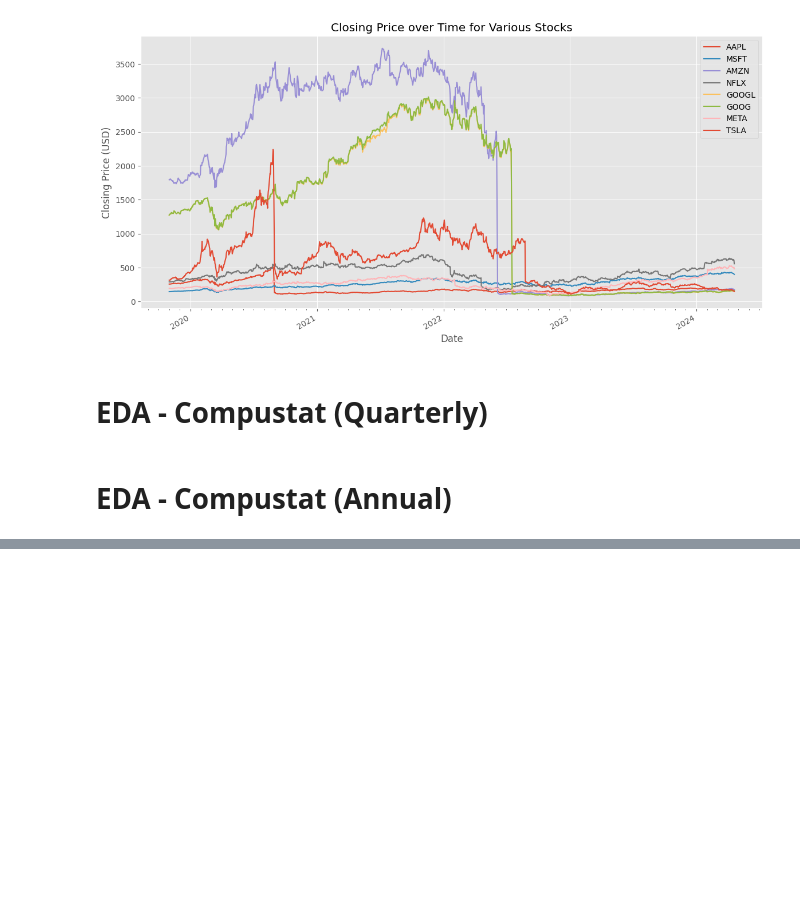
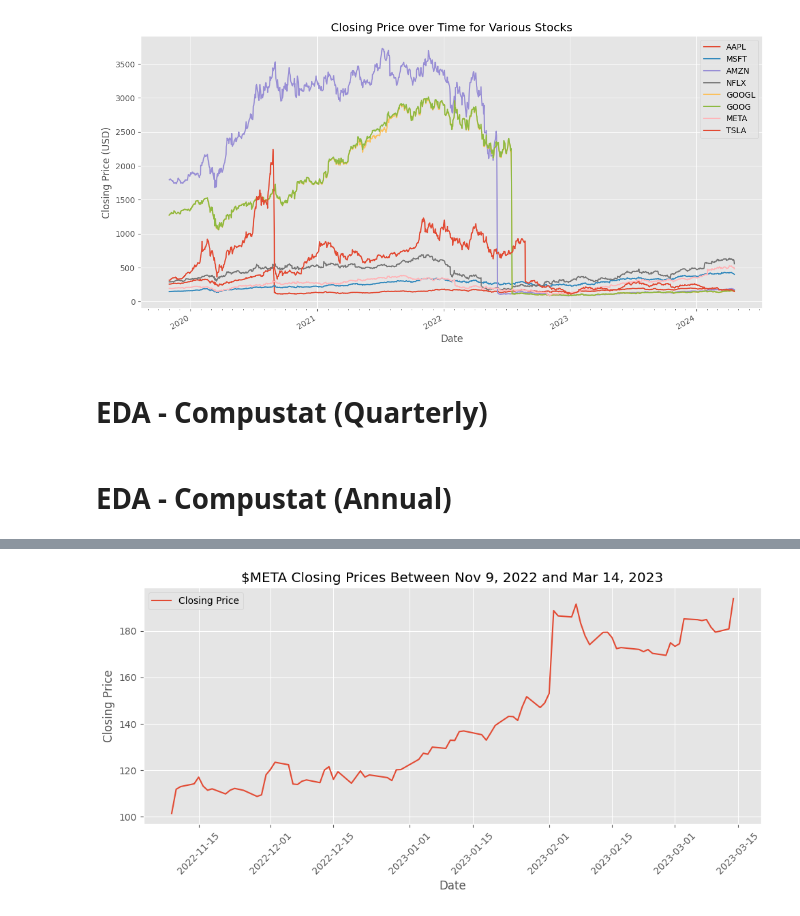
Before and after one commit to inveniam-viam/layoffs-impact, a Jupyter notebook: Analysis.ipynb, the cells around one changed output, grey strips where cells are left out. Saved outputs shown, nothing was run; the diff lists cells and outputs as text; code cells hidden in the pictures; blank space fills up the shorter version.

```diff
--- a/Analysis.ipynb
+++ b/Analysis.ipynb
@@ -390,0 +443,25 @@ plt.show()
+# %%
+# Meta executed a second round of layoffs in March 2023, citing Mark Zuckerberg's "Year of Efficiency Plans"
+
+# Plotting the stock price of Meta between the November 2022 and March 2023 layoffs
+
+# Define the start and end dates for the plot
+start_date = pd.Timestamp('2022-11-09')
+end_date = pd.Timestamp('2023-03-14')
+
+# Filter data between the start and end dates
+filtered_data = date_and_price[(date_and_price['datadate'] >= start_date) & (date_and_price['datadate'] <= end_date)]
+
+# Plotting
+plt.figure(figsize=(10, 5))
+plt.plot(filtered_data['datadate'], filtered_data['prccd'], label='Closing Price')
+plt.title('$META Closing Prices Between Nov 9, 2022 and Mar 14, 2023')
+plt.xlabel('Date')
+plt.ylabel('Closing Price')
+plt.legend()
+plt.grid(True)
+plt.xticks(rotation=45)  # Rotate date labels for better readability
+plt.tight_layout()
+plt.show()
+# %% [output]
+[figure, added]
```
Also changed, not shown: parts of 15 cells of this notebook, 10 other files.
